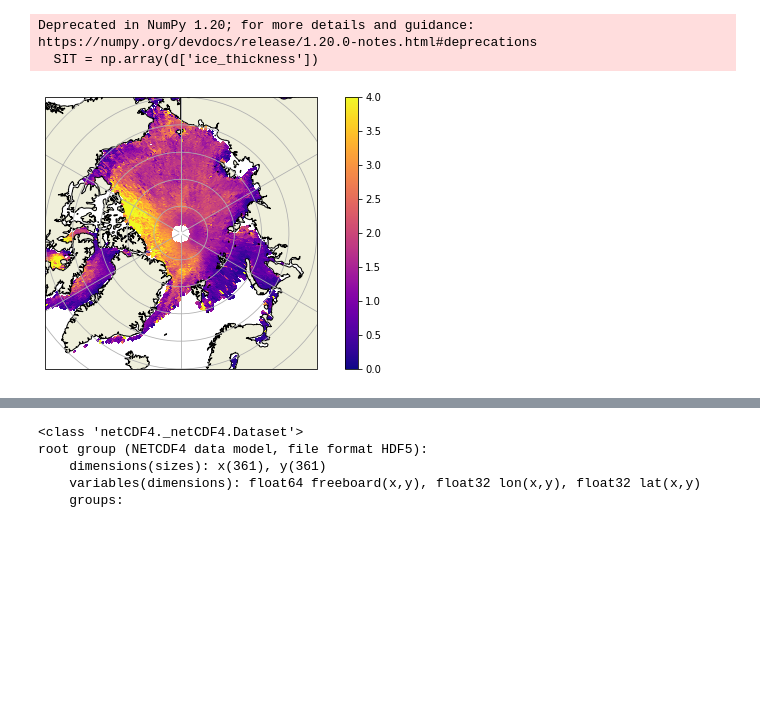
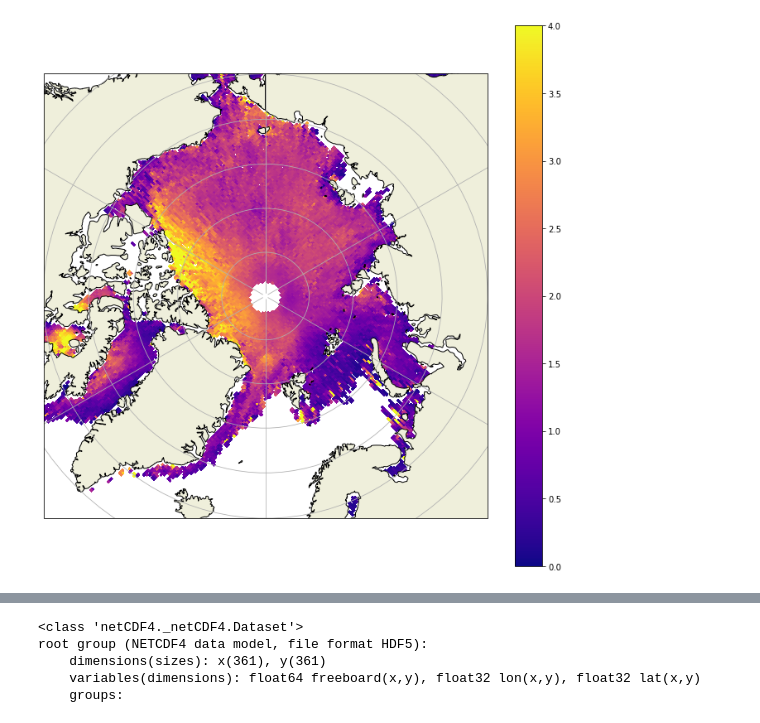
Before and after one commit to robbiemallett/book_chapter, a Jupyter notebook: notebooks/F3_Thickness_figure.ipynb, the cells around one changed output, grey strips where cells are left out. Drawn from its saved outputs; the diff is of its cells as text; code cells hidden in the pictures; blank space fills up the shorter version.

```diff
--- a/notebooks/F3_Thickness_figure.ipynb
+++ b/notebooks/F3_Thickness_figure.ipynb
@@ -103,25 +87,23 @@ Deprecated in NumPy 1.20; for more details and guidance: https://numpy.org/devdo
 # %%
 d = Dataset('/home/robbie/Dropbox/book_chapter/data/is2_gridded_thickness/IS2SITMOGR4_01_201903_004_001.nc')
 IS2_lons = d['longitude']
 IS2_lats = d['latitude']
 
 def get_IS2_SIT(year):
 
     d = Dataset(f'/home/robbie/Dropbox/book_chapter/data/is2_gridded_thickness/IS2SITMOGR4_01_{year}03_004_001.nc')
 
     SIT = np.array(d['ice_thickness'])
 
     return SIT
 
 
 mean_IS2_sit = np.nanmean([get_IS2_SIT(2020),
                            get_IS2_SIT(2019),
-#                            get_IS2_SIT(2021),
+                           get_IS2_SIT(2021),
                           ],axis=0)
 
-cartoplot(IS2_lons,IS2_lats,mean_IS2_sit,color_scale=(0,4))
+cartoplot(IS2_lons,IS2_lats,mean_IS2_sit[:-1,:-1],color_scale=(0,4),figsize=(12,12))
 # %% [output]
-Deprecated in NumPy 1.20; for more details and guidance: https://numpy.org/devdocs/release/1.20.0-notes.html#deprecations
-  SIT = np.array(d['ice_thickness'])
-[figure, old version]
+[figure, new version]
 # %%
```
Also changed, not shown: parts of 9 cells of this notebook, 8 other files.
